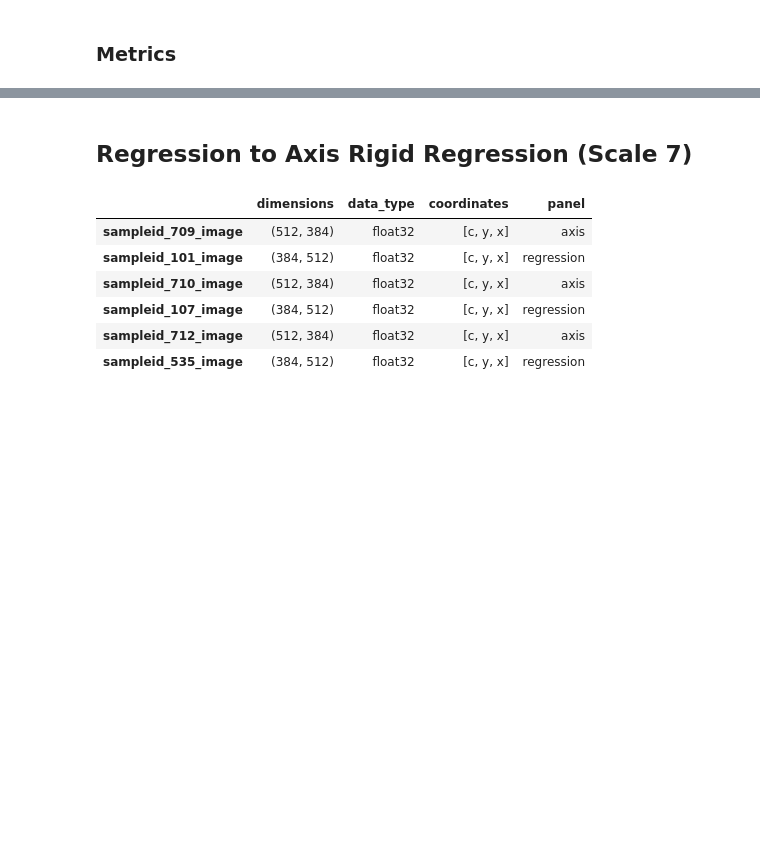
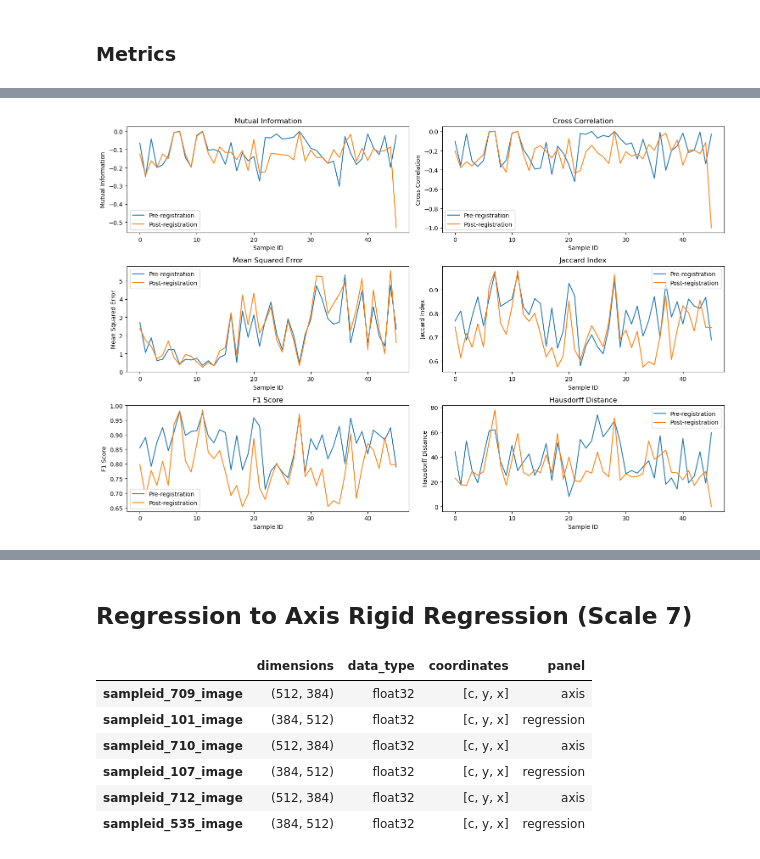
Before and after one commit to Olamiknight/WSIFIR, a Jupyter notebook: Axis_Reg_Registration.ipynb, the cells around one changed output, grey strips where cells are left out. Saved outputs shown, nothing was run; the diff lists cells and outputs as text; code cells hidden in the pictures; blank space fills up the shorter version.

```diff
--- a/Axis_Reg_Registration.ipynb
+++ b/Axis_Reg_Registration.ipynb
@@ -734,0 +614,48 @@ merged_df
+# %%
+#Create a separate graph for each metric. Each graph should have 2 lines pre and post registration
+
+# Create a figure with subplots
+fig, axs = plt.subplots(3, 2, figsize=(15, 10))
+axs = axs.flatten()
+# Plot each metric
+axs[0].plot(metrics_df['mutual_info'], label='Pre-registration')
+axs[0].plot(metrics_df_registered['mutual_info'], label='Post-registration')
+axs[0].set_title('Mutual Information')
+axs[0].set_xlabel('Sample ID')
+axs[0].set_ylabel('Mutual Information')
+axs[0].legend()
+
+axs[1].plot(metrics_df['cross_corr'], label='Pre-registration')
+axs[1].plot(metrics_df_registered['cross_corr'], label='Post-registration')
+axs[1].set_title('Cross Correlation')
+axs[1].set_xlabel('Sample ID')
+axs[1].set_ylabel('Cross Correlation')
+axs[1].legend()
+axs[2].plot(metrics_df['mse'], label='Pre-registration')
+axs[2].plot(metrics_df_registered['mse'], label='Post-registration')
+axs[2].set_title('Mean Squared Error')
+axs[2].set_xlabel('Sample ID')
+axs[2].set_ylabel('Mean Squared Error')
+axs[2].legend()
+axs[3].plot(metrics_df['jaccard_index'], label='Pre-registration')
+axs[3].plot(metrics_df_registered['jaccard_index'], label='Post-registration')
+axs[3].set_title('Jaccard Index')
+axs[3].set_xlabel('Sample ID')
+axs[3].set_ylabel('Jaccard Index')
+axs[3].legend()
+axs[4].plot(metrics_df['f1_score'], label='Pre-registration')
+axs[4].plot(metrics_df_registered['f1_score'], label='Post-registration')
+axs[4].set_title('F1 Score')
+axs[4].set_xlabel('Sample ID')
+axs[4].set_ylabel('F1 Score')
+axs[4].legend()
+axs[5].plot(metrics_df['hausdorff_distance'], label='Pre-registration')
+axs[5].plot(metrics_df_registered['hausdorff_distance'], label='Post-registration')
+axs[5].set_title('Hausdorff Distance')
+axs[5].set_xlabel('Sample ID')
+axs[5].set_ylabel('Hausdorff Distance')
+axs[5].legend()
+plt.tight_layout()
+plt.show()
+# %% [output]
+[figure, added]
```
Also changed, not shown: parts of 28 cells of this notebook, 1 other file.
